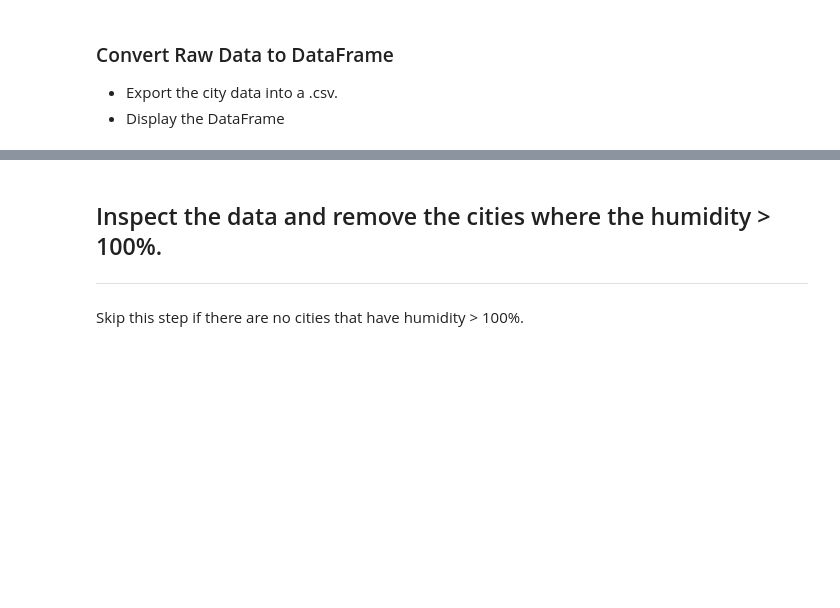
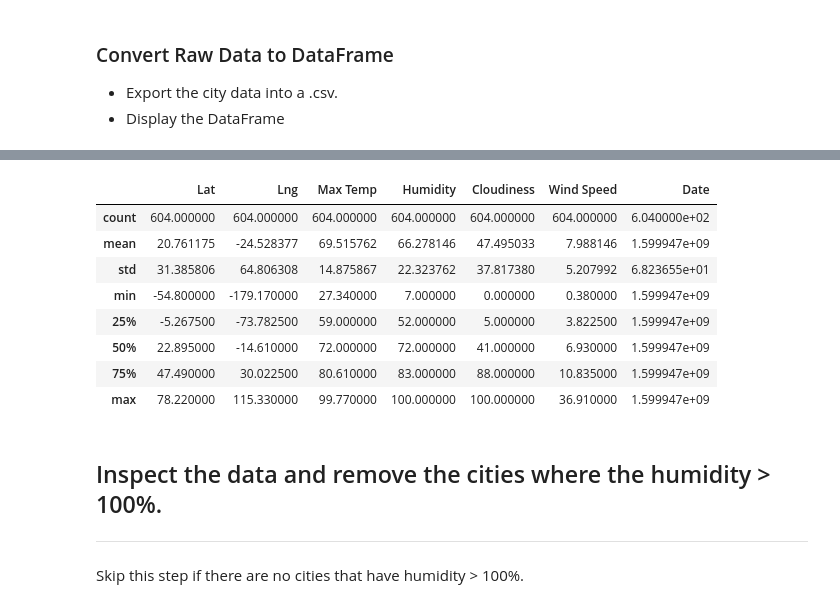
Before and after one commit to KaiCee2010/python-api-challenge, a Jupyter notebook: WeatherPy/WeatherPy.ipynb, the cells around one changed output, grey strips where cells are left out. Drawn from its saved outputs; the diff is of its cells as text; code cells hidden in the pictures; blank space fills up the shorter version.

Commit message:
Added code to describe dataframe.

```diff
--- a/WeatherPy/WeatherPy.ipynb
+++ b/WeatherPy/WeatherPy.ipynb
@@ -129,3 +118,16 @@ city_weather_data.to_csv(out_file, index=False)
+# %%
+city_weather_data_describe = city_weather_data.describe()
+city_weather_data_describe
+# %% [output]
+|  | Lat | Lng | Max Temp | Humidity | Cloudiness | Wind Speed | Date |
+| count | 604.000000 | 604.000000 | 604.000000 | 604.000000 | 604.000000 | 604.000000 | 6.040000e+02 |
+| mean | 20.761175 | -24.528377 | 69.515762 | 66.278146 | 47.495033 | 7.988146 | 1.599947e+09 |
+| std | 31.385806 | 64.806308 | 14.875867 | 22.323762 | 37.817380 | 5.207992 | 6.823655e+01 |
+| min | -54.800000 | -179.170000 | 27.340000 | 7.000000 | 0.000000 | 0.380000 | 1.599947e+09 |
+| 25% | -5.267500 | -73.782500 | 59.000000 | 52.000000 | 5.000000 | 3.822500 | 1.599947e+09 |
+| 50% | 22.895000 | -14.610000 | 72.000000 | 72.000000 | 41.000000 | 6.930000 | 1.599947e+09 |
+| 75% | 47.490000 | 30.022500 | 80.610000 | 83.000000 | 88.000000 | 10.835000 | 1.599947e+09 |
+| max | 78.220000 | 115.330000 | 99.770000 | 100.000000 | 100.000000 | 36.910000 | 1.599947e+09 |
 # %% [markdown]
 ## Inspect the data and remove the cities where the humidity > 100%.
 ----
```
Also changed, not shown: parts of 1 cell of this notebook.
